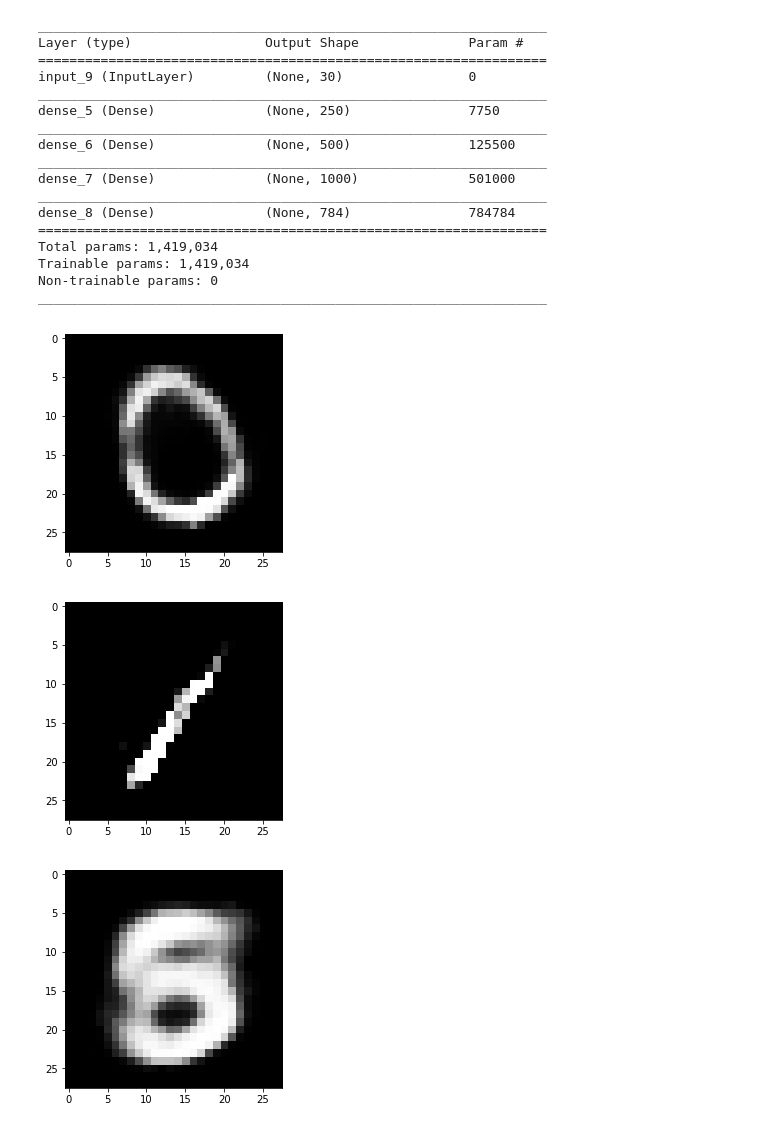
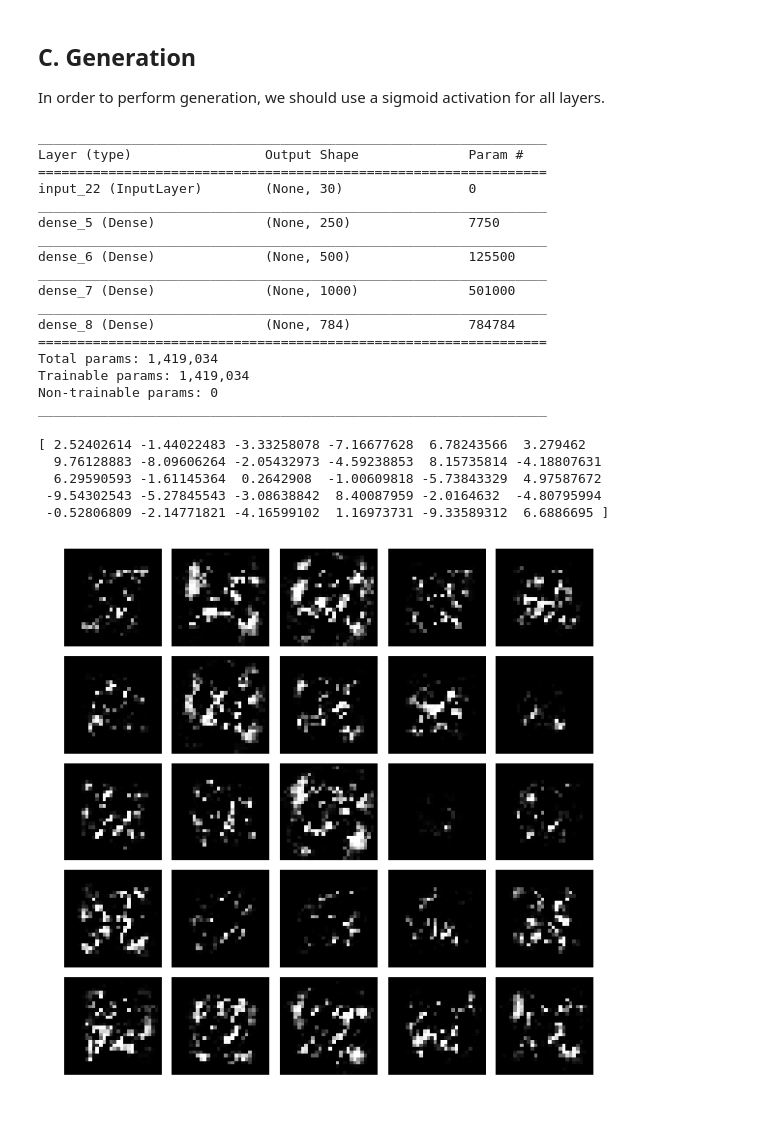
Before and after one commit to lanejere5/bm, a Jupyter notebook: Examples.ipynb, the cells around one changed output. Drawn from its saved outputs; the diff is of its cells as text; code cells hidden in the pictures.

Commit message:
trained weights, added examples notebook

```diff
--- a/Examples.ipynb
+++ b/Examples.ipynb
@@ -112,0 +79,3 @@ _________________________________________________________________
+# %%
+# load pre-trained RBM
+rbm = RBM.from_File("./trained_weights/rbm/20_epochs")
@@ -112,0 +107,13 @@ _________________________________________________________________
+# %%
+f, ax = plt.subplots(2,5,sharex=True)
+
+for i in range(5):
+    ax[0,i].imshow(test_images_bw[:,i].reshape((28,28)),cmap=plt.cm.gray)
+    ax[0,i].axis('off')
+
+    v,_ = rbm.gibbs_sampling(1,1,test_images_bw[:,i].reshape((784,1)))
+    ax[1,i].imshow(v.reshape((28,28)),cmap=plt.cm.gray)
+    ax[1,i].axis('off')
+
+plt.subplots_adjust(wspace=0.1, hspace=.0)
+plt.show()
@@ -112,0 +126,12 @@ _________________________________________________________________
+# %%
+# randomly generate an image (would benefit from more epochs of training)
+
+v,_ = rbm.gibbs_sampling(100,25) # if no data is passed to the sampling fcn, it starts with random noise
+
+f, ax = plt.subplots(5,5, figsize=(10,10),sharex=True)
+for i in range(5):
+    for j in range(5):
+        ax[i,j].imshow(v[:,5*i+j].reshape((28,28)),cmap=plt.cm.gray)
+        ax[i,j].axis('off')
+plt.subplots_adjust(wspace=0, hspace=.1)
+plt.show()
@@ -112,0 +210,4 @@ _________________________________________________________________
+# %%
+# load the model, which we have pretrained and then fine-tuned
+model = load_model("trained_weights/fine-tuned/keras_model.h5")
+model.summary()
@@ -119,5 +417,9 @@ Now let's extract the generator network and generate some images from random noi
+# %% [markdown]
+## C. Generation
+
+In order to perform generation, we should use a sigmoid activation for all layers.
 # %%
-# extract the decoder/generator
+# build the generator/decoder model
 
 noise = Input(shape=(30,))
 X = model.get_layer("dense_5")(noise)
@@ -131,7 +433,7 @@ decoder.summary()
 _________________________________________________________________
 Layer (type)                 Output Shape              Param #
 =================================================================
-input_9 (InputLayer)         (None, 30)                0
+input_22 (InputLayer)        (None, 30)                0
 _________________________________________________________________
 dense_5 (Dense)              (None, 250)               7750
 _________________________________________________________________
@@ -146,26 +448,21 @@ Trainable params: 1,419,034
 Non-trainable params: 0
 _________________________________________________________________
 # %%
-noise = np.random.random((1,30))
-image = decoder.predict(noise)
+noise = 20*np.random.random((25,30))-10
+print(noise[0])
+image = 255.*decoder.predict(noise)
 
-plt.imshow(image.reshape((28,28)),cmap=plt.cm.gray)
+f, ax = plt.subplots(5,5, figsize=(10,10),sharex=True)
+for i in range(5):
+    for j in range(5):
+        ax[i,j].imshow(image[5*i+j].reshape((28,28)),cmap=plt.cm.gray)
+        ax[i,j].axis('off')
+plt.subplots_adjust(wspace=0, hspace=.1)
 plt.show()
 # %% [output]
+[ 2.52402614 -1.44022483 -3.33258078 -7.16677628  6.78243566  3.279462
+  9.76128883 -8.09606264 -2.05432973 -4.59238853  8.15735814 -4.18807631
+  6.29590593 -1.61145364  0.2642908  -1.00609818 -5.73843329  4.97587672
+ -9.54302543 -5.27845543 -3.08638842  8.40087959 -2.0164632  -4.80795994
+ -0.52806809 -2.14771821 -4.16599102  1.16973731 -9.33589312  6.6886695 ]
-[figure, old version]
+[figure, new version]
-# %%
-noise = np.random.normal(0,1,(1,30))
-image = decoder.predict(noise)
-
-plt.imshow(image.reshape((28,28)),cmap=plt.cm.gray)
-plt.show()
-# %% [output]
-[figure, removed]
-# %%
-noise = np.random.normal(2,10,(1,30))
-image = decoder.predict(noise)
-
-plt.imshow(image.reshape((28,28)),cmap=plt.cm.gray)
-plt.show()
-# %% [output]
-[figure, removed]
```
Also changed, not shown: parts of 54 cells of this notebook, 17 other files.
